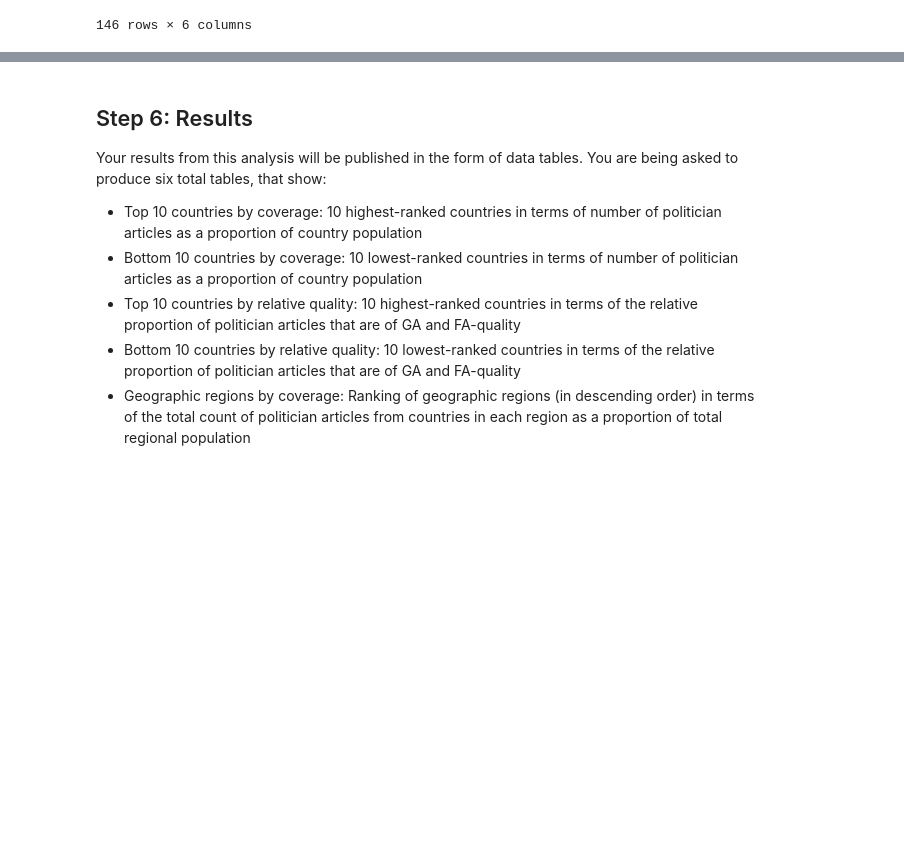
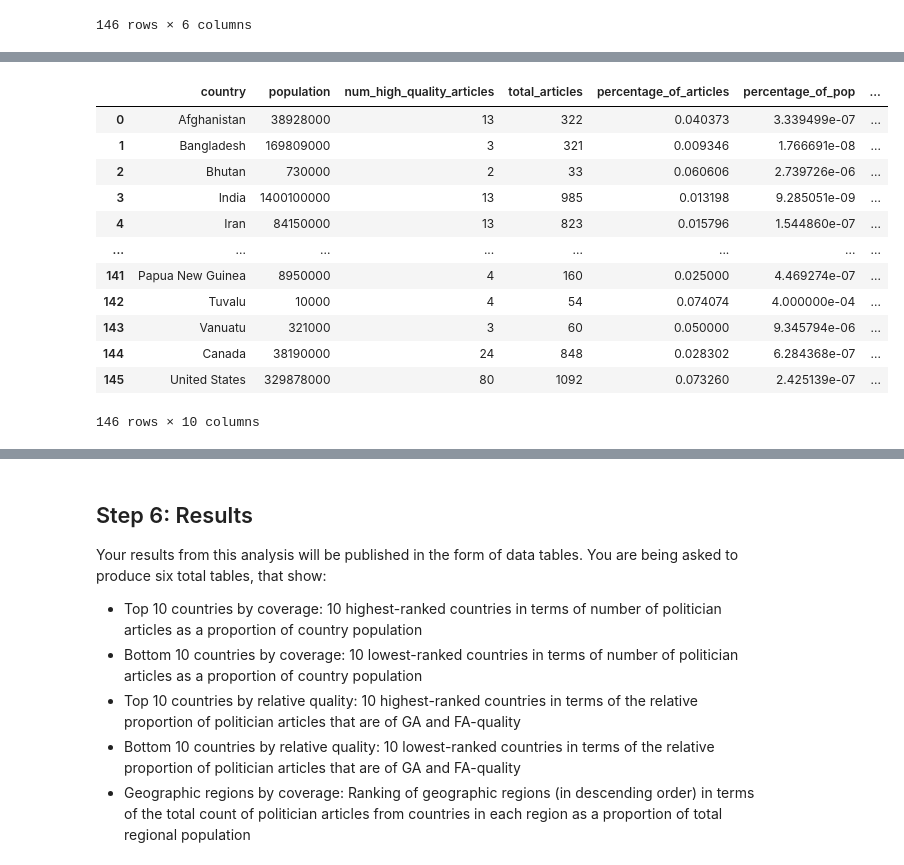
Before and after one commit to anushnap/data-512-a2, a Jupyter notebook: src/hcds-a2-bias.ipynb, the cells around one changed output, grey strips where cells are left out. Cells and saved outputs as stored; diff of their text form; code cells hidden in the pictures; blank space fills up the shorter version.

```diff
--- a/src/hcds-a2-bias.ipynb
+++ b/src/hcds-a2-bias.ipynb
@@ -340,0 +347,21 @@ region_hierarchy
+# %%
+articles_by_region = articles_by_country.merge(region_map, how = 'inner', left_on = 'country', right_on = 'Name').drop(['Name'], axis = 1)\
+    .merge(original_population[['Name', 'Population']], how = 'inner', left_on = 'Sub-Region_0', right_on = 'Name')\
+    .merge(original_population[['Name', 'Population']], how = 'inner', left_on = 'Sub-Region_1', right_on = 'Name')\
+    .drop(['Name_x', 'Name_y'], axis = 1)\
+    .rename({'Population_x': 'pop_Sub-Region_0', 'Population_y': 'pop_Sub-Region_1'}, axis = 1)
+articles_by_region
+# %% [output]
+|  | country | population | num_high_quality_articles | total_articles | percentage_of_articles | percentage_of_pop | ... |
+| 0 | Afghanistan | 38928000 | 13 | 322 | 0.040373 | 3.339499e-07 | ... |
+| 1 | Bangladesh | 169809000 | 3 | 321 | 0.009346 | 1.766691e-08 | ... |
+| 2 | Bhutan | 730000 | 2 | 33 | 0.060606 | 2.739726e-06 | ... |
+| 3 | India | 1400100000 | 13 | 985 | 0.013198 | 9.285051e-09 | ... |
+| 4 | Iran | 84150000 | 13 | 823 | 0.015796 | 1.544860e-07 | ... |
+| ... | ... | ... | ... | ... | ... | ... | ... |
+| 141 | Papua New Guinea | 8950000 | 4 | 160 | 0.025000 | 4.469274e-07 | ... |
+| 142 | Tuvalu | 10000 | 4 | 54 | 0.074074 | 4.000000e-04 | ... |
+| 143 | Vanuatu | 321000 | 3 | 60 | 0.050000 | 9.345794e-06 | ... |
+| 144 | Canada | 38190000 | 24 | 848 | 0.028302 | 6.284368e-07 | ... |
+| 145 | United States | 329878000 | 80 | 1092 | 0.073260 | 2.425139e-07 | ... |
+146 rows × 10 columns
```
Also changed, not shown: parts of 6 cells of this notebook, 1 other file.
